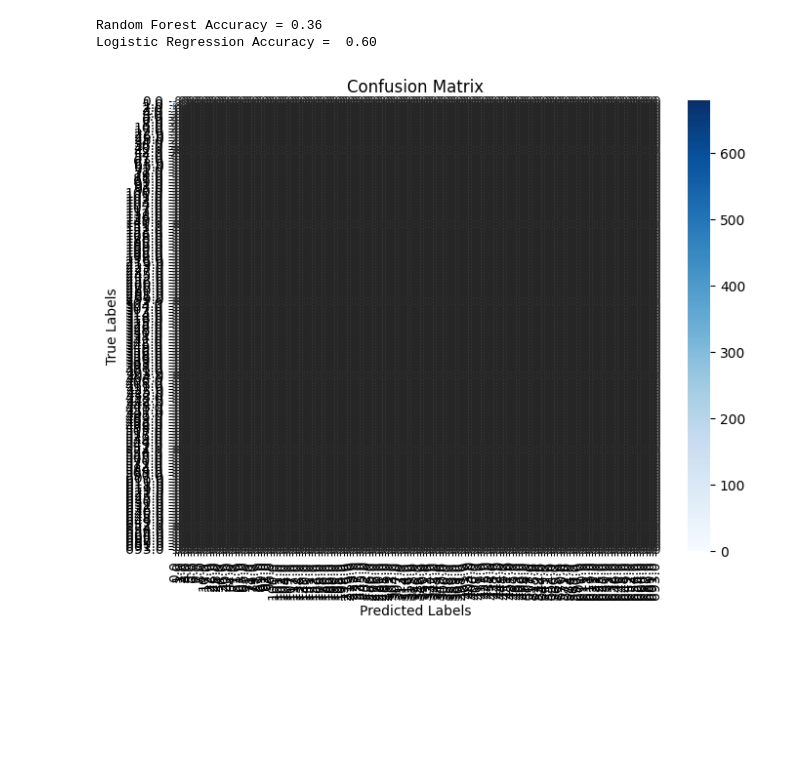
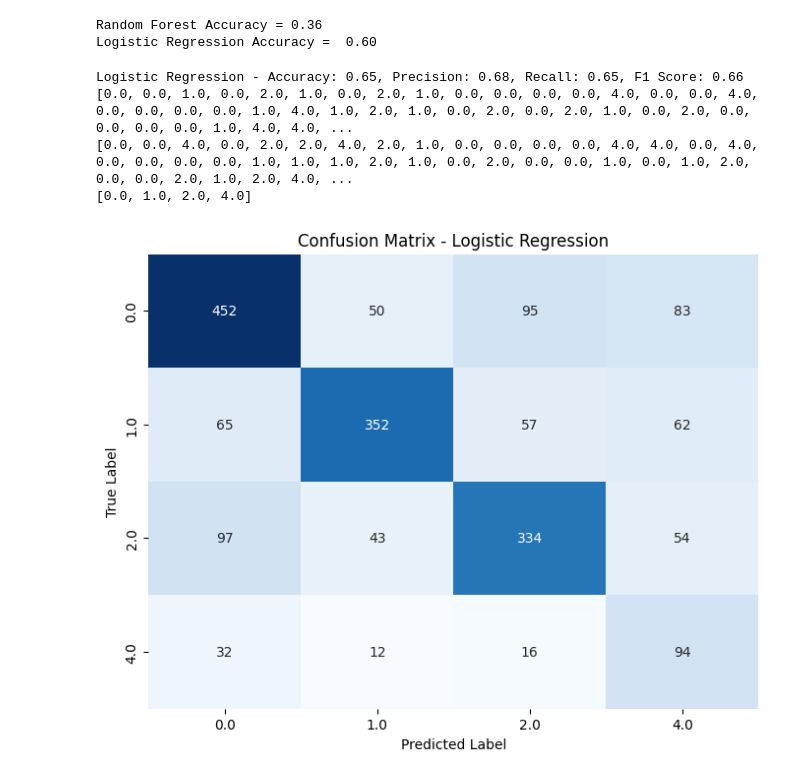
Before and after one commit to Franklin-Xie/Spooky-Authorship, a Jupyter notebook: ode_6_of_10_data_mine_Team3_(1).ipynb, the cells around one changed output. Saved outputs shown, nothing was run; the diff lists cells and outputs as text; code cells hidden in the pictures; blank space fills up the shorter version.

```diff
--- a/ode_6_of_10_data_mine_Team3_(1).ipynb
+++ b/ode_6_of_10_data_mine_Team3_(1).ipynb
@@ -165,29 +165,69 @@ print(f"Logistic Regression Accuracy =  {lr_accuracy:.2f}")
 Random Forest Accuracy = 0.36
 Logistic Regression Accuracy =  0.60
 # %%
-#Confusion matrix for Random Forest model
+from pyspark.ml.evaluation import MulticlassClassificationEvaluator
+from pyspark.mllib.evaluation import MulticlassMetrics
 import matplotlib.pyplot as plt
 import seaborn as sns
-from sklearn.metrics import confusion_matrix
-import numpy as np
+import pandas as pd
+from pyspark.sql.functions import when
 
-# Assuming you already have predictions and labels in your Spark DataFrame (from SVM, Logistic Regression, etc.)
-# Convert Spark DataFrame to Pandas DataFrame for compatibility with Scikit-learn
-predictions_pd = predictions.select("label", "prediction").toPandas()
+# instantiates evaluators for different metrics
+evaluator_accuracy = MulticlassClassificationEvaluator(labelCol="label", predictionCol="prediction", metricName="accuracy")
+evaluator_precision = MulticlassClassificationEvaluator(labelCol="label", predictionCol="prediction", metricName="weightedPrecision")
+evaluator_recall = MulticlassClassificationEvaluator(labelCol="label", predictionCol="prediction", metricName="weightedRecall")
+evaluator_f1 = MulticlassClassificationEvaluator(labelCol="label", predictionCol="prediction", metricName="f1")
 
-# Extract true labels and predicted labels
-y_true = predictions_pd['label']
-y_pred = predictions_pd['prediction']
+# model eval: logistic regression
+lr_accuracy = evaluator_accuracy.evaluate(lr_predictions)
+lr_precision = evaluator_precision.evaluate(lr_predictions)
+lr_recall = evaluator_recall.evaluate(lr_predictions)
+lr_f1 = evaluator_f1.evaluate(lr_predictions)
 
-# Generate the confusion matrix
-conf_matrix = confusion_matrix(y_true, y_pred)
+print(f"Logistic Regression - Accuracy: {lr_accuracy:.2f}, Precision: {lr_precision:.2f}, Recall: {lr_recall:.2f}, F1 Score: {lr_f1:.2f}")
 
-# Plot confusion matrix using seaborn heatmap
+# confusion matrix (logistic regression)
+y_true = lr_predictions.select("label").rdd.flatMap(lambda x: x).collect()
+y_pred = lr_predictions.select("prediction").rdd.flatMap(lambda x: x).collect()
+
+lr_predictions = lr_predictions.withColumn("prediction", when(lr_predictions["prediction"] > 2.0, 4.0).otherwise(lr_predictions["prediction"]))
+lr_predictions = lr_predictions.withColumn("label", when(lr_predictions["label"] > 2.0, 4.0).otherwise(lr_predictions["label"]))
+
+metrics = MulticlassMetrics(lr_predictions.select("prediction", "label").rdd.map(tuple))
+confusion_matrix = metrics.confusionMatrix().toArray()
+unique_labels = lr_predictions.select("label").distinct().rdd.flatMap(lambda x: x).collect()
+unique_labels_sorted = sorted(unique_labels)
+print(unique_labels_sorted)
+confusion_df = pd.DataFrame(confusion_matrix, index=unique_labels_sorted, columns=unique_labels_sorted)
+
+
+# confusion matrix visualization
 plt.figure(figsize=(8, 6))
-sns.heatmap(conf_matrix, annot=True, fmt='d', cmap='Blues', xticklabels=np.unique(y_true), yticklabels=np.unique(y_true))
-plt.title('Confusion Matrix')
-plt.xlabel('Predicted Labels')
-plt.ylabel('True Labels')
+sns.heatmap(confusion_df, annot=True, fmt="g", cmap="Blues", cbar=False)
+plt.title("Confusion Matrix - Logistic Regression")
+plt.ylabel("True Label")
+plt.xlabel("Predicted Label")
 plt.show()
+
+#Because the Logistic Regression model performed the best out of the two models, with an accuracy score of .6, we decided
+#to evaluate other performance metrics on this model. The model had a Precision of .65, Recall of .6, and F1 score of .62.
+#The F1 score ranges from 0 to 1, with 0 being the worst and 1 being the best. Our F1 score of .62 is above average, and indicates
+#the model is doing a good job of making predictions. The precision and recall scores are also on a 0 to 1 scale, so the model
+#is above average on those as well. All four of these metrics indicate that the model is doing much better than simple random chance
+#at classification of the authors for the given texts.
+
+#Next steps for this process would be to maybe perform PCA analysis on the data and then incorporate the findings into the models
+#themselves. This might help increase the accuracy of the models by focusing more on which components are most contributing to the
+#classification of the texts.
+
+#The Confusion Matrix is based on the results of the Logistic Regression model. The three authors from the dataset were represented by 0, 1, and 2
+#due to the string indexing done earlier in the data preprocessing step. The Logistic Regression model requires numerical data, so the Author Names
+#needed to be represented by numerical values. As such, any prediction by the model that was not a 0, 1, or 2 was an incorrect prediction. However,
+#the model used many different numbers for incorrect predictions so we changed all of these to just a 4 for the visualization. The values along the
+#diagonal of the confusion matrix represent the correct predictions, excluding the 4,4 box. So, the 0,0 and 1,1 and 2,2 values are the correct predictions.
 # %% [output]
+Logistic Regression - Accuracy: 0.65, Precision: 0.68, Recall: 0.65, F1 Score: 0.66
+[0.0, 0.0, 1.0, 0.0, 2.0, 1.0, 0.0, 2.0, 1.0, 0.0, 0.0, 0.0, 0.0, 4.0, 0.0, 0.0, 4.0, 0.0, 0.0, 0.0, 0.0, 1.0, 4.0, 1.0, 2.0, 1.0, 0.0, 2.0, 0.0, 2.0, 1.0, 0.0, 2.0, 0.0, 0.0, 0.0, 0.0, 1.0, 4.0, 4.0, ...
+[0.0, 0.0, 4.0, 0.0, 2.0, 2.0, 4.0, 2.0, 1.0, 0.0, 0.0, 0.0, 0.0, 4.0, 4.0, 0.0, 4.0, 0.0, 0.0, 0.0, 0.0, 1.0, 1.0, 1.0, 2.0, 1.0, 0.0, 2.0, 0.0, 0.0, 1.0, 0.0, 1.0, 2.0, 0.0, 0.0, 2.0, 1.0, 2.0, 4.0, ...
+[0.0, 1.0, 2.0, 4.0]
-[figure, old version]
+[figure, new version]
```
Also changed, not shown: parts of 1 cell of this notebook.
